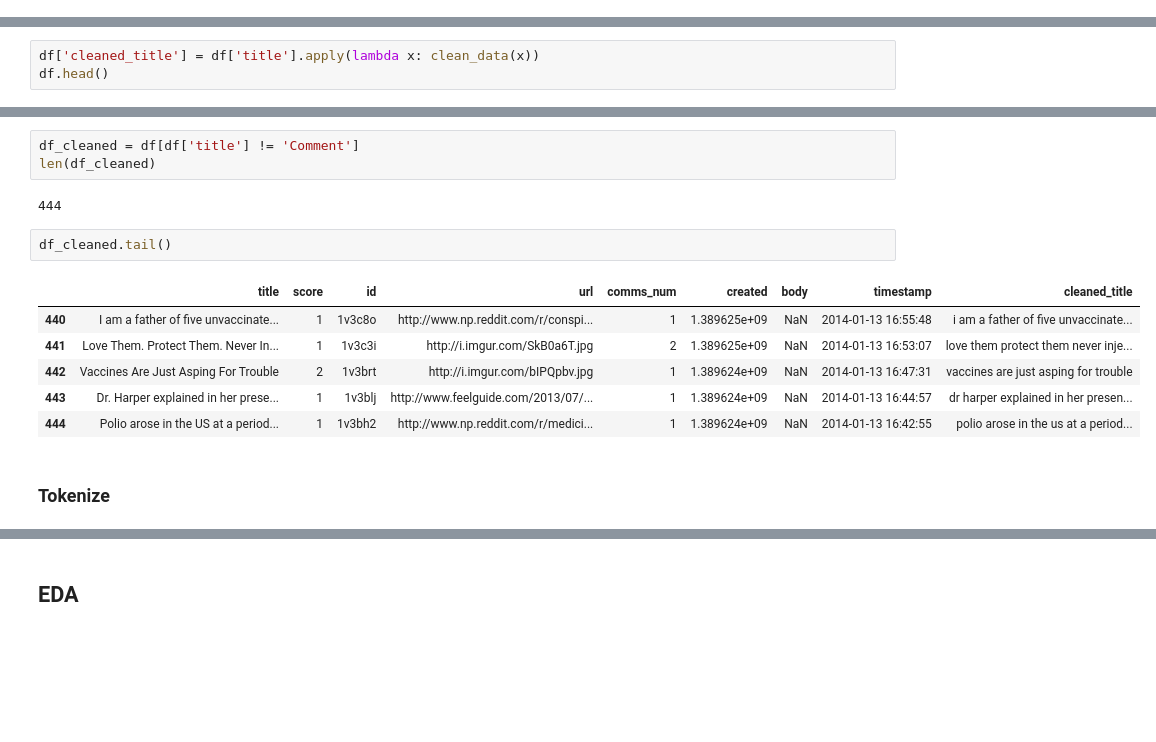
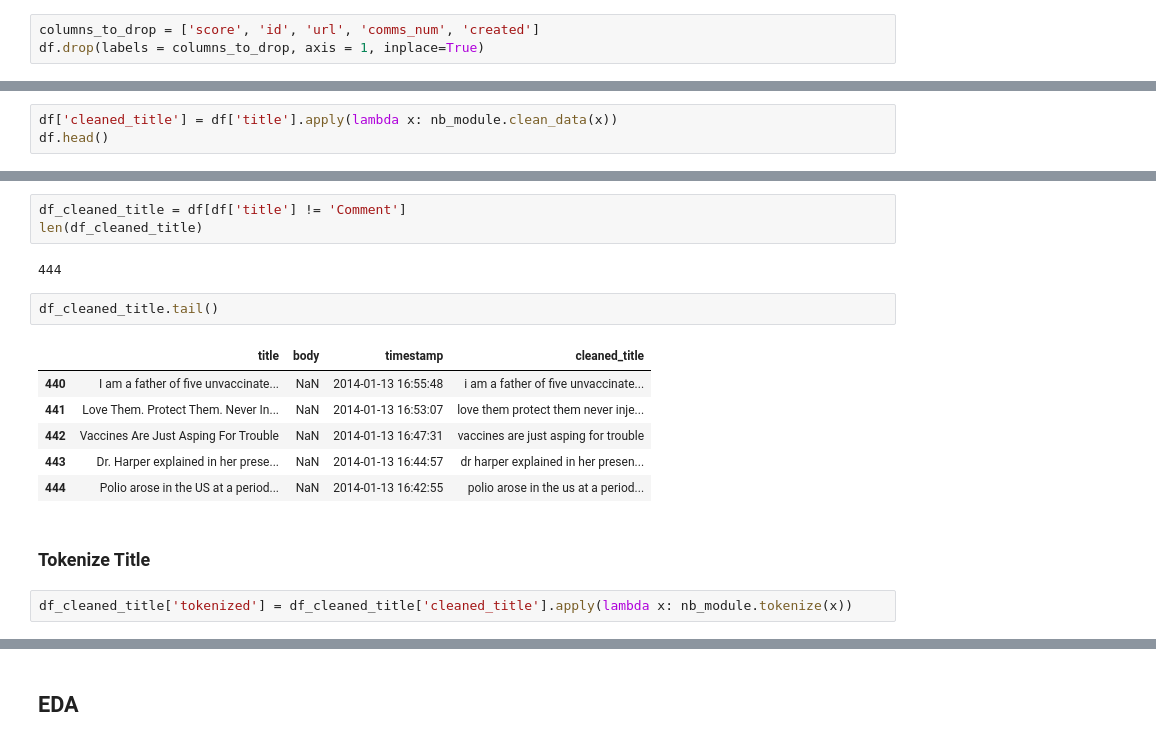
Before and after one commit to Yeshi341/reddit_vacccine_myths, a Jupyter notebook: data-load-and-clean.ipynb, the cells around one changed output, grey strips where cells are left out. Drawn from its saved outputs; the diff is of its cells as text; blank space fills up the shorter version.

```diff
--- a/data-load-and-eda.ipynb
+++ b/data-load-and-clean.ipynb
@@ -59 +88,4 @@ import string
+# %%
+columns_to_drop = ['score', 'id', 'url', 'comms_num', 'created']
+df.drop(labels = columns_to_drop, axis = 1, inplace=True)
 # %% [markdown]
@@ -92,4 +95,4 @@ def clean_data(text):
 # %%
-df['cleaned_title'] = df['title'].apply(lambda x: clean_data(x))
+df['cleaned_title'] = df['title'].apply(lambda x: nb_module.clean_data(x))
 df.head()
 # %% [output]
@@ -104,18 +107,20 @@ len(df)
 # %% [output]
 1424
 # %%
-df_cleaned = df[df['title'] != 'Comment']
-len(df_cleaned)
+df_cleaned_title = df[df['title'] != 'Comment']
+len(df_cleaned_title)
 # %% [output]
 444
 # %%
-df_cleaned.tail()
+df_cleaned_title.tail()
 # %% [output]
-|  | title | score | id | url | comms_num | created | body | timestamp | cleaned_title |
-| 440 | I am a father of five unvaccinate... | 1 | 1v3c8o | http://www.np.reddit.com/r/conspi... | 1 | 1.389625e+09 | NaN | 2014-01-13 16:55:48 | i am a father of five unvaccinate... |
-| 441 | Love Them. Protect Them. Never In... | 1 | 1v3c3i | http://i.imgur.com/SkB0a6T.jpg | 2 | 1.389625e+09 | NaN | 2014-01-13 16:53:07 | love them protect them never inje... |
-| 442 | Vaccines Are Just Asping For Trouble | 2 | 1v3brt | http://i.imgur.com/bIPQpbv.jpg | 1 | 1.389624e+09 | NaN | 2014-01-13 16:47:31 | vaccines are just asping for trouble |
-| 443 | Dr. Harper explained in her prese... | 1 | 1v3blj | http://www.feelguide.com/2013/07/... | 1 | 1.389624e+09 | NaN | 2014-01-13 16:44:57 | dr harper explained in her presen... |
-| 444 | Polio arose in the US at a period... | 1 | 1v3bh2 | http://www.np.reddit.com/r/medici... | 1 | 1.389624e+09 | NaN | 2014-01-13 16:42:55 | polio arose in the us at a period... |
+|  | title | body | timestamp | cleaned_title |
+| 440 | I am a father of five unvaccinate... | NaN | 2014-01-13 16:55:48 | i am a father of five unvaccinate... |
+| 441 | Love Them. Protect Them. Never In... | NaN | 2014-01-13 16:53:07 | love them protect them never inje... |
+| 442 | Vaccines Are Just Asping For Trouble | NaN | 2014-01-13 16:47:31 | vaccines are just asping for trouble |
+| 443 | Dr. Harper explained in her prese... | NaN | 2014-01-13 16:44:57 | dr harper explained in her presen... |
+| 444 | Polio arose in the US at a period... | NaN | 2014-01-13 16:42:55 | polio arose in the us at a period... |
 # %% [markdown]
-### Tokenize
+### Tokenize Title
+# %%
+df_cleaned_title['tokenized'] = df_cleaned_title['cleaned_title'].apply(lambda x: nb_module.tokenize(x))
```
Also changed, not shown: parts of 20 cells of this notebook, 4 other files.
